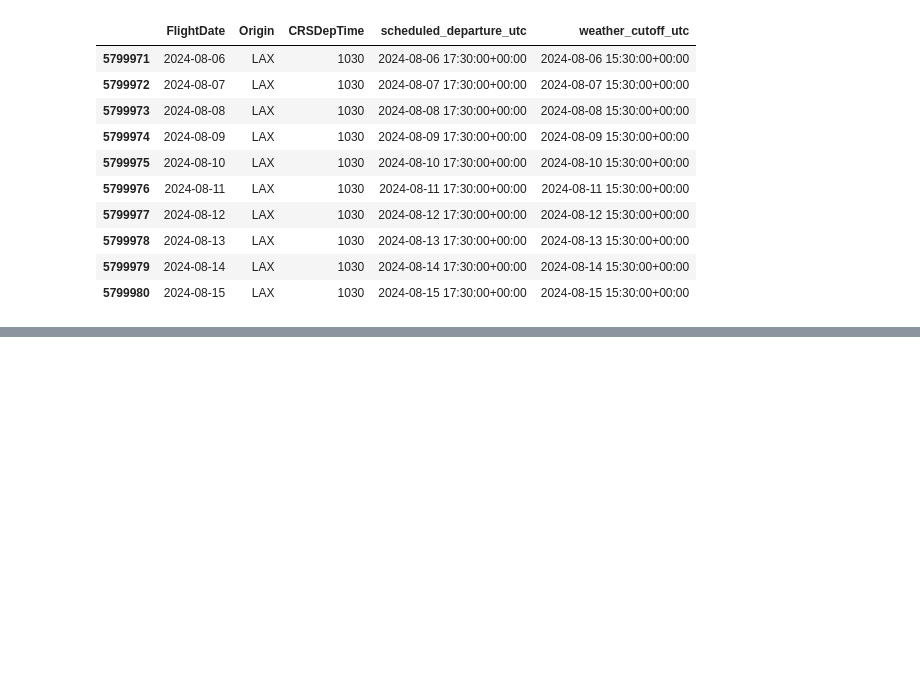
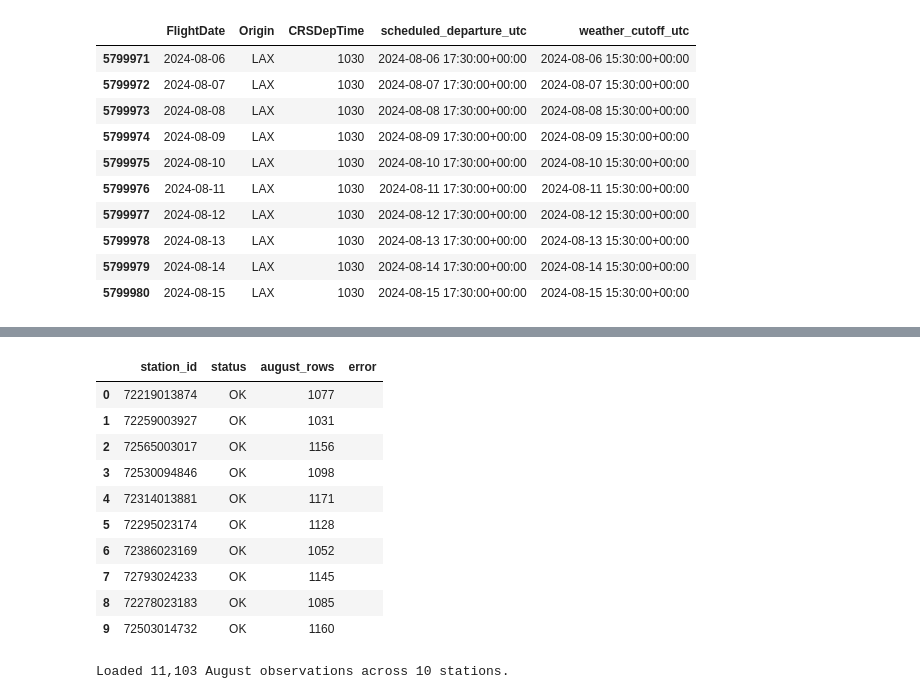
Before and after one commit to devlprkhan/flightdelay-intelligence, a Jupyter notebook: src/notebooks/flight_delay_predV1.3.ipynb, the cells around one changed output, grey strips where cells are left out. Drawn from its saved outputs; the diff is of its cells as text; code cells hidden in the pictures; blank space fills up the shorter version.

```diff
--- a/src/notebooks/flight_delay_predV1.3.ipynb
+++ b/src/notebooks/flight_delay_predV1.3.ipynb
@@ -919,0 +1032,78 @@ Missing weather cutoff: 0
+# %%
+# CELL 2 — Updated NOAA public-cloud URL
+
+import io
+import requests
+import pandas as pd
+
+weather_frames = []
+download_log = []
+
+for _, station in station_map.iterrows():
+    station_id = str(station["station_id"])
+    url = f"https://noaa-global-hourly-pds.s3.amazonaws.com/2024/{station_id}.csv"
+
+    try:
+        response = requests.get(url, timeout=60)
+        response.raise_for_status()
+
+        if response.text.lstrip().lower().startswith(
+            ("<!doctype html", "<html")
+        ):
+            raise ValueError("Received HTML instead of CSV")
+
+        df = pd.read_csv(io.StringIO(response.text), dtype=str)
+
+        if "DATE" not in df.columns:
+            raise ValueError(f"DATE missing; columns: {list(df.columns)[:5]}")
+
+        df["DATE"] = pd.to_datetime(df["DATE"], errors="coerce", utc=True)
+        df = df[
+            (df["DATE"] >= "2024-08-01") &
+            (df["DATE"] < "2024-09-01")
+        ].copy()
+
+        df["station_id"] = station_id
+
+        if not df.empty:
+            weather_frames.append(df)
+
+        download_log.append({
+            "station_id": station_id,
+            "status": "OK" if not df.empty else "NO AUGUST ROWS",
+            "august_rows": len(df),
+            "error": "",
+        })
+
+    except Exception as e:
+        download_log.append({
+            "station_id": station_id,
+            "status": "FAILED",
+            "august_rows": 0,
+            "error": str(e)[:250],
+        })
+
+weather_downloads = pd.DataFrame(download_log)
+display(weather_downloads)
+
+if not weather_frames:
+    raise RuntimeError("No NOAA observations loaded. Inspect the error column.")
+
+weather = pd.concat(weather_frames, ignore_index=True)
+print(
+    f"Loaded {len(weather):,} August observations across "
+    f"{weather['station_id'].nunique()} stations."
+)
+# %% [output]
+|  | station_id | status | august_rows | error |
+| 0 | 72219013874 | OK | 1077 |  |
+| 1 | 72259003927 | OK | 1031 |  |
+| 2 | 72565003017 | OK | 1156 |  |
+| 3 | 72530094846 | OK | 1098 |  |
+| 4 | 72314013881 | OK | 1171 |  |
+| 5 | 72295023174 | OK | 1128 |  |
+| 6 | 72386023169 | OK | 1052 |  |
+| 7 | 72793024233 | OK | 1145 |  |
+| 8 | 72278023183 | OK | 1085 |  |
+| 9 | 72503014732 | OK | 1160 |  |
+Loaded 11,103 August observations across 10 stations.
```
Also changed, not shown: parts of 18 cells of this notebook.
